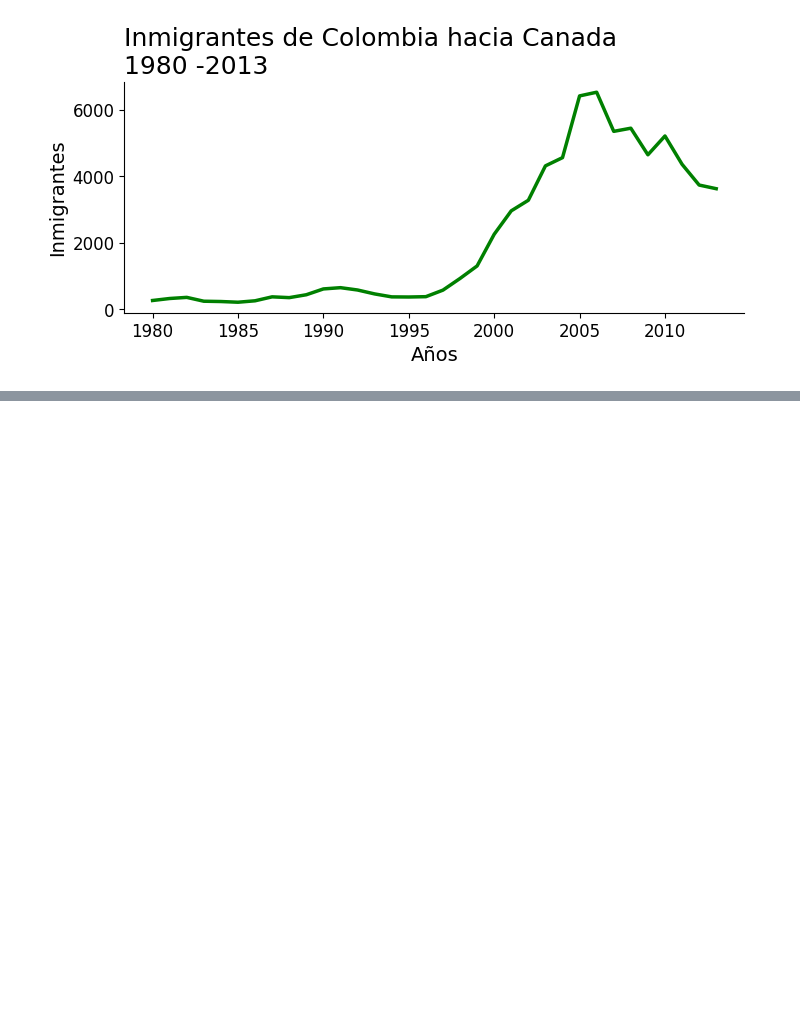
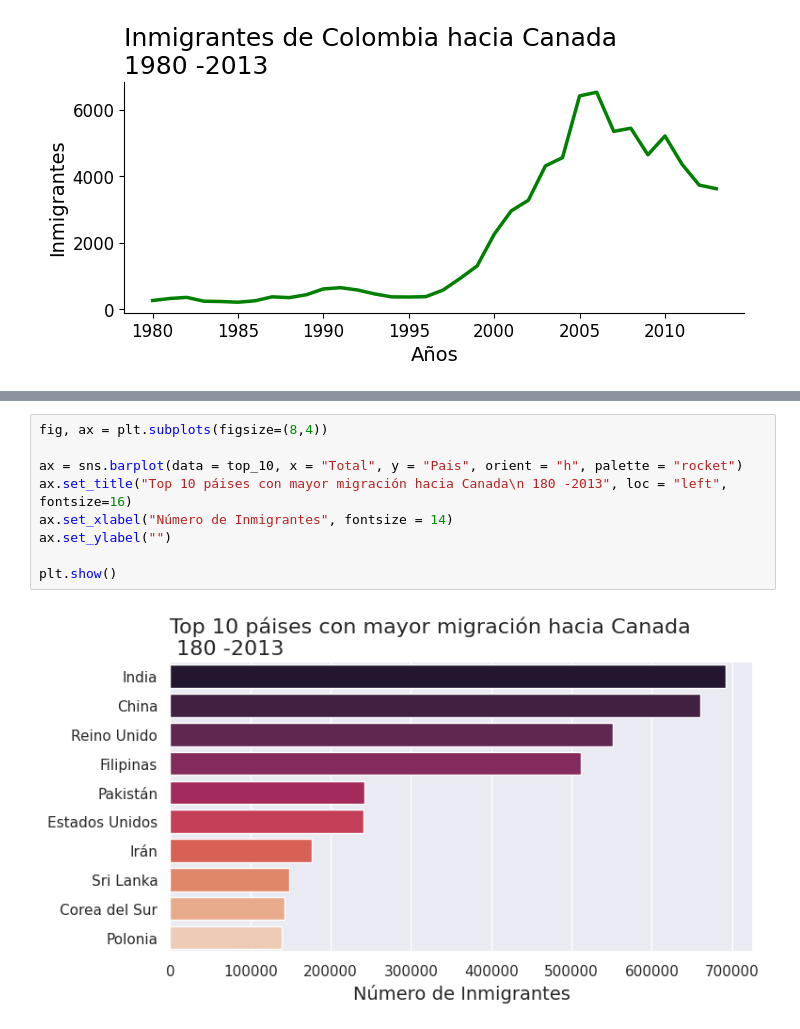
Before and after one commit to cmrondon2000/visualizacion-datos-python, a Jupyter notebook: Creando_Graficos_Python.ipynb, the cells around one changed output, grey strips where cells are left out. Cells and saved outputs as stored; diff of their text form; blank space fills up the shorter version.

```diff
--- a/Creando_Graficos_Python.ipynb
+++ b/Creando_Graficos_Python.ipynb
@@ -521,0 +550,11 @@ plt.show()
+# %%
+fig, ax = plt.subplots(figsize=(8,4))
+
+ax = sns.barplot(data = top_10, x = "Total", y = "Pais", orient = "h", palette = "rocket")
+ax.set_title("Top 10 páises con mayor migración hacia Canada\n 180 -2013", loc = "left", fontsize=16)
+ax.set_xlabel("Número de Inmigrantes", fontsize = 14)
+ax.set_ylabel("")
+
+plt.show()
+# %% [output]
+[figure, added]
```
Also changed, not shown: parts of 15 cells of this notebook.
